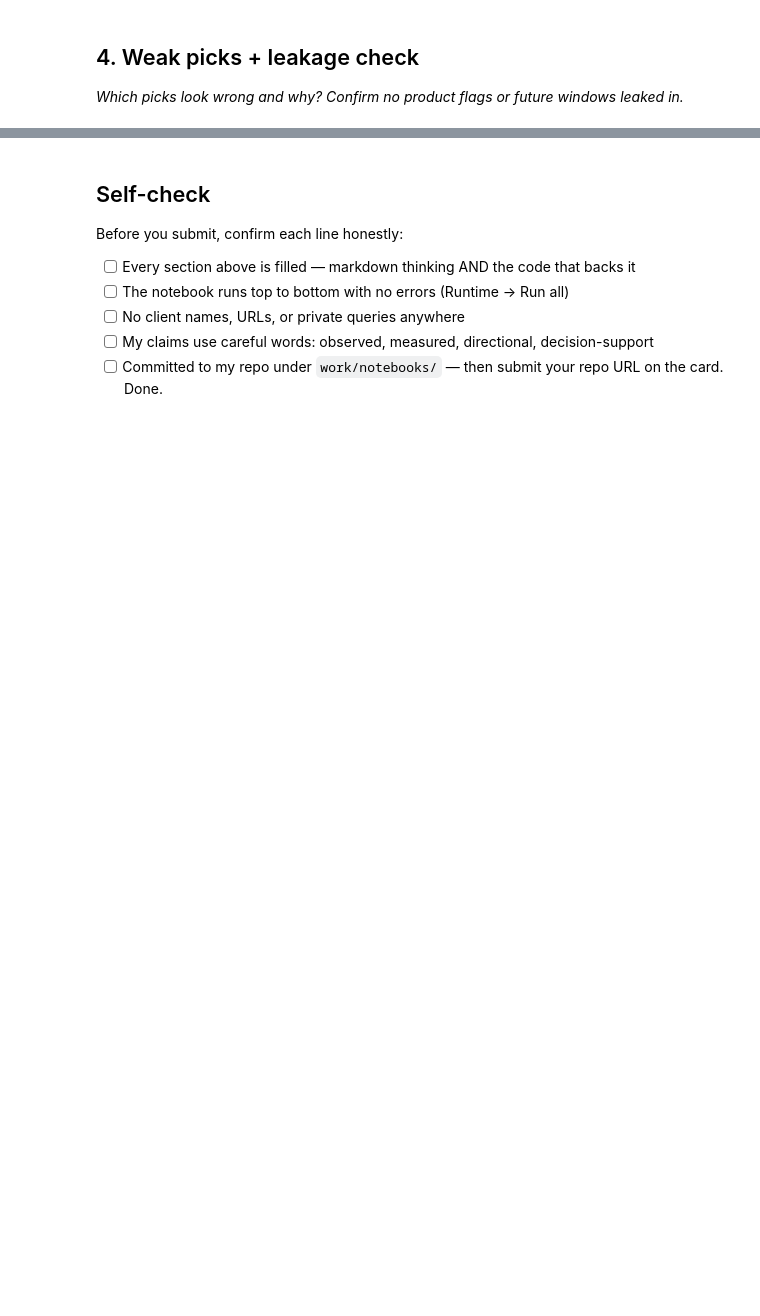
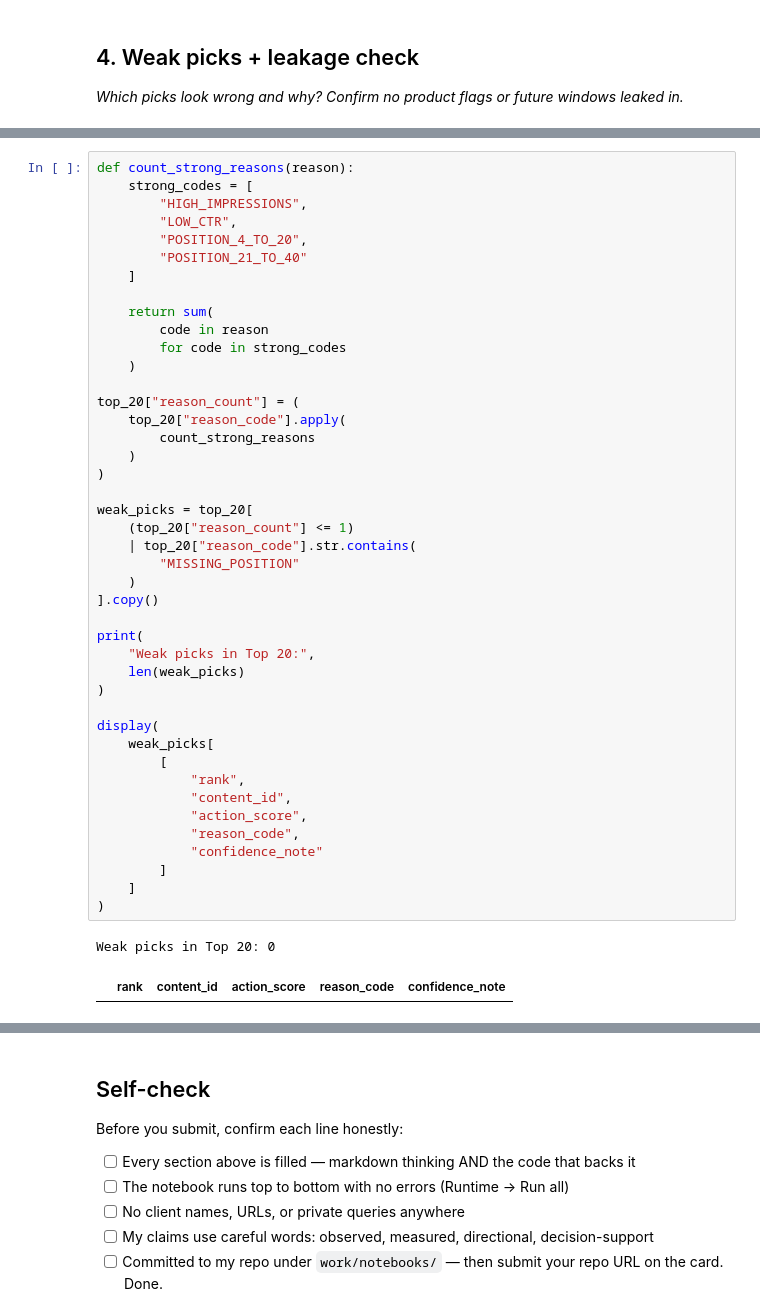
Before and after one commit to abdullahhashmi01/FlyRank-ML-Internship, a Jupyter notebook: work/notebooks/w04_baseline_score.ipynb, the cells around one changed output, grey strips where cells are left out. Saved outputs shown, nothing was run; the diff lists cells and outputs as text; blank space fills up the shorter version.

```diff
--- a/work/notebooks/w04_baseline_score.ipynb
+++ b/work/notebooks/w04_baseline_score.ipynb
@@ -36,0 +381,46 @@ This skeleton is yours to fill. Work the sections **in order** — each one has
+# %%
+def count_strong_reasons(reason):
+    strong_codes = [
+        "HIGH_IMPRESSIONS",
+        "LOW_CTR",
+        "POSITION_4_TO_20",
+        "POSITION_21_TO_40"
+    ]
+
+    return sum(
+        code in reason
+        for code in strong_codes
+    )
+
+top_20["reason_count"] = (
+    top_20["reason_code"].apply(
+        count_strong_reasons
+    )
+)
+
+weak_picks = top_20[
+    (top_20["reason_count"] <= 1)
+    | top_20["reason_code"].str.contains(
+        "MISSING_POSITION"
+    )
+].copy()
+
+print(
+    "Weak picks in Top 20:",
+    len(weak_picks)
+)
+
+display(
+    weak_picks[
+        [
+            "rank",
+            "content_id",
+            "action_score",
+            "reason_code",
+            "confidence_note"
+        ]
+    ]
+)
+# %% [output]
+Weak picks in Top 20: 0
+|  | rank | content_id | action_score | reason_code | confidence_note |
```
Also changed, not shown: parts of 12 cells of this notebook.
